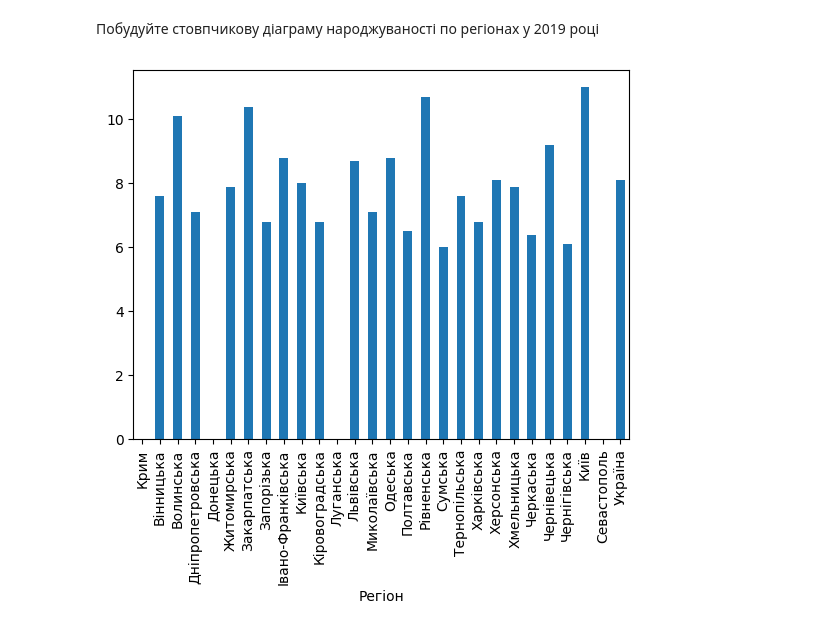
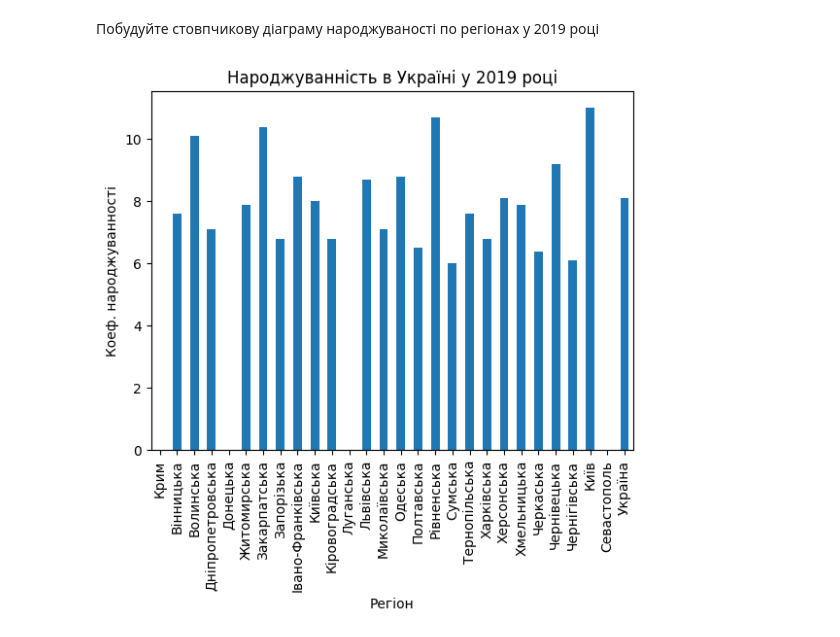
Before and after one commit to OlegNiedz/DS_HW5, a Jupyter notebook: HW5/hw5/Hw5_1.ipynb, the cells around one changed output. Cells and saved outputs as stored; diff of their text form; code cells hidden in the pictures.

```diff
--- a/Hw5_1.ipynb
+++ b/HW5/hw5/Hw5_1.ipynb
@@ -206,9 +206,10 @@ q
 Name: 2014, dtype: float64
 # %% [markdown]
 Побудуйте стовпчикову діаграму народжуваності по регіонах у 2019 році
-# %%
-table['2019'].plot(kind="bar")
-
-plt.show()
-# %% [output]
-[figure, removed]
+# %%
+y='2019'
+table[y].plot(kind="bar",title=f'Народжуванність в Україні у {y} році',ylabel='Коеф. народжуванності')
+
+plt.show()
+# %% [output]
+[figure, added]
```
